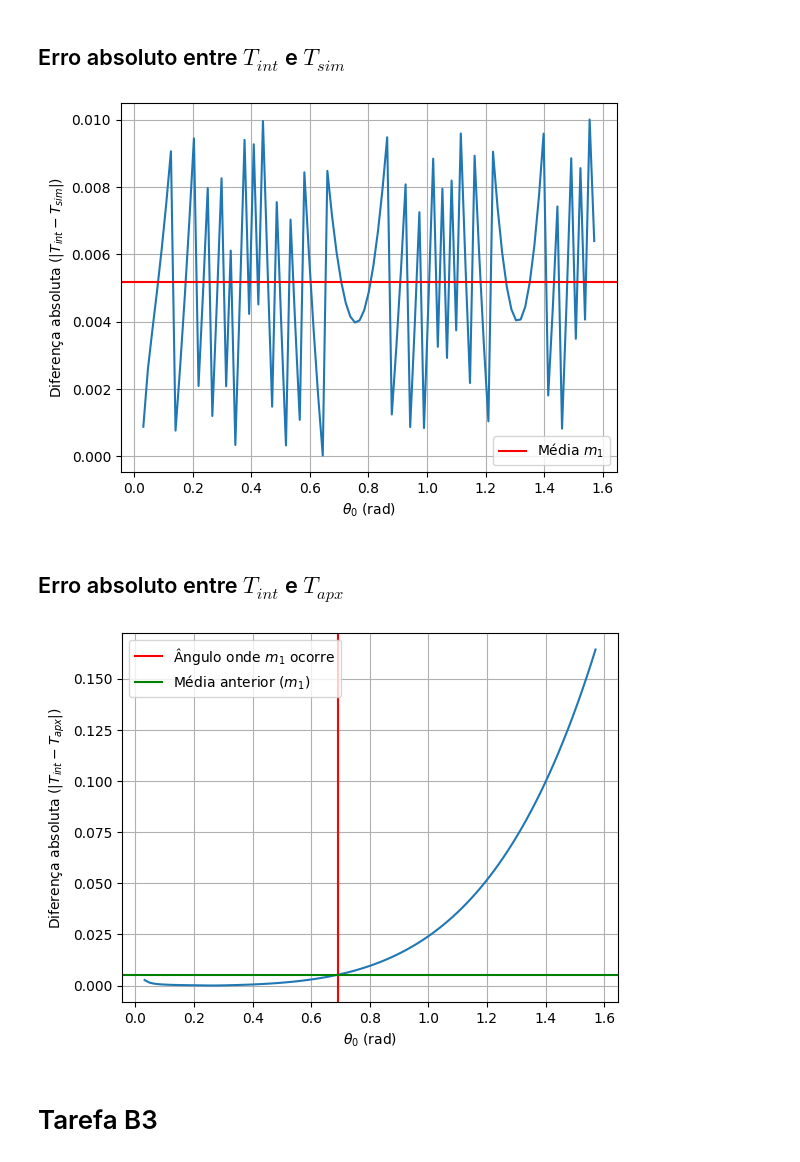
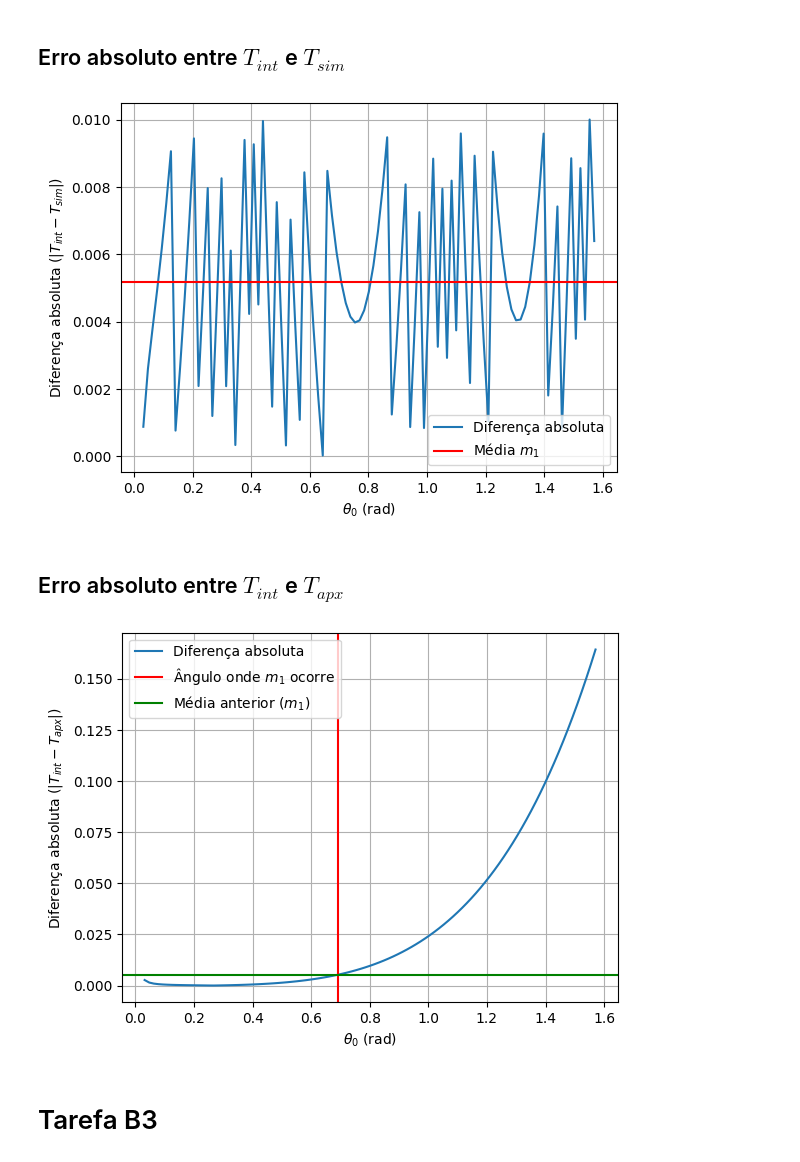
Before and after one commit to brenopelegrin/intro-fiscomp, a Jupyter notebook: projeto-4/tarefa-B/analise.ipynb, the cells around one changed output. Cells and saved outputs as stored; diff of their text form; code cells hidden in the pictures.

Commit message:
upd graphs tarefa A, B

```diff
--- a/projeto-4/tarefa-B/analise.ipynb
+++ b/projeto-4/tarefa-B/analise.ipynb
@@ -36,7 +36,7 @@ f1.savefig('./tarefa-b1-b2-graf-1-13687303.pdf', dpi=300, bbox_inches='tight')
 f2, ax2 = plt.subplots()
 dif = abs(df['periodo_int']-df['periodo_sim'])
 mean = np.mean(dif)
-ax2.plot(df['theta'], dif)
+ax2.plot(df['theta'], dif, label='Diferença absoluta')
 ax2.set_xlabel('$\\theta_0$ (rad)')
 ax2.axhline(mean, label='Média $m_1$', color='red')
 ax2.set_ylabel('Diferença absoluta ($|T_{int} - T_{sim}|$)')
@@ -44,7 +44,7 @@ ax2.grid()
 ax2.legend()
 f2.savefig('./tarefa-b1-b2-graf-2-13687303.pdf', dpi=300, bbox_inches='tight')
 # %% [output]
-[figure, old version]
+[figure, new version]
 # %% [markdown]
 ## Erro absoluto entre $T_{int}$ e $T_{apx}$
 # %%
@@ -54,16 +54,16 @@ angulos_idx = [i for i in query.index]
 first_idx = angulos_idx[0]
 # %%
 f3, ax3 = plt.subplots()
-ax3.plot(df['theta'], dif)
+ax3.plot(df['theta'], dif, label='Diferença absoluta')
 ax3.set_xlabel('$\\theta_0$ (rad)')
 ax3.axvline(df.iloc[first_idx]['theta'], label='Ângulo onde $m_1$ ocorre', color='red')
 ax3.axhline(mean, label='Média anterior ($m_1$)', color='green')
 ax3.set_ylabel('Diferença absoluta ($|T_{int} - T_{apx}|$)')
 ax3.grid()
 ax3.legend()
 f3.savefig('./tarefa-b1-b2-graf-3-13687303.pdf', dpi=300, bbox_inches='tight')
 # %% [output]
-[figure, old version]
+[figure, new version]
 # %% [markdown]
 # Tarefa B3
 # %% [markdown]
```
Also changed, not shown: parts of 2 cells of this notebook, 16 other files.
